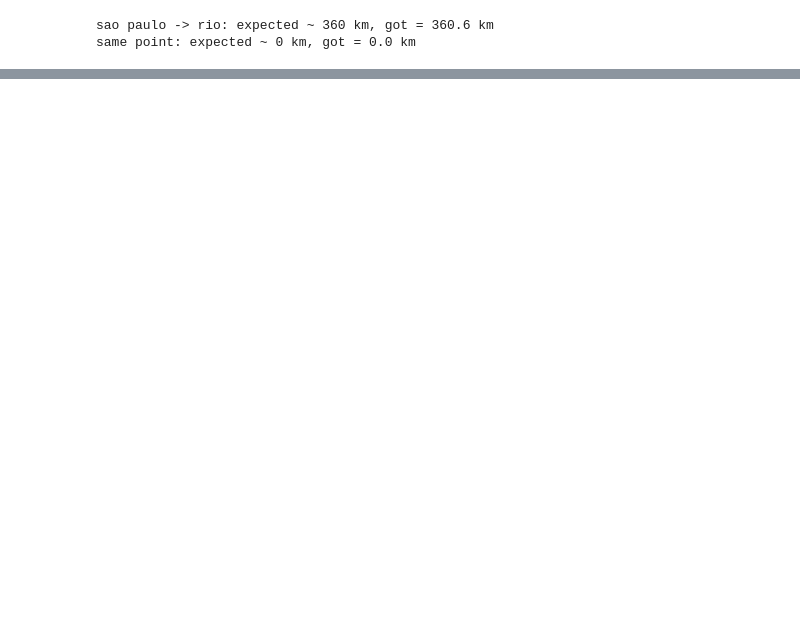
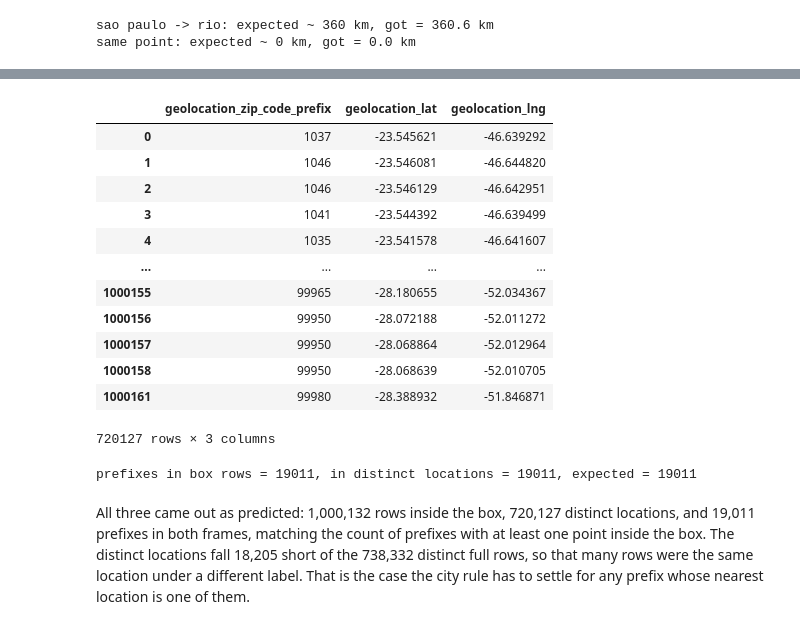
Before and after one commit to Spyrsial/olist-ecommerce-data-cleaning-eda, a Jupyter notebook: 01_data_cleaning.ipynb, the cells around one changed output, grey strips where cells are left out. Drawn from its saved outputs; the diff is of its cells as text; code cells hidden in the pictures; blank space fills up the shorter version.

```diff
--- a/01_data_cleaning.ipynb
+++ b/01_data_cleaning.ipynb
@@ -2666,0 +2691,28 @@ same point: expected ~ 0 km, got = 0.0 km
+# %%
+location_columns = ["geolocation_zip_code_prefix", "geolocation_lat", "geolocation_lng"]
+
+distinct_location_mask = ~geolocation_in_box[location_columns].duplicated()
+geolocation_distinct_locations = geolocation_in_box.loc[distinct_location_mask, location_columns]
+geolocation_distinct_locations
+# %% [output]
+|  | geolocation_zip_code_prefix | geolocation_lat | geolocation_lng |
+| 0 | 1037 | -23.545621 | -46.639292 |
+| 1 | 1046 | -23.546081 | -46.644820 |
+| 2 | 1046 | -23.546129 | -46.642951 |
+| 3 | 1041 | -23.544392 | -46.639499 |
+| 4 | 1035 | -23.541578 | -46.641607 |
+| ... | ... | ... | ... |
+| 1000155 | 99965 | -28.180655 | -52.034367 |
+| 1000156 | 99950 | -28.072188 | -52.011272 |
+| 1000157 | 99950 | -28.068864 | -52.012964 |
+| 1000158 | 99950 | -28.068639 | -52.010705 |
+| 1000161 | 99980 | -28.388932 | -51.846871 |
+720127 rows × 3 columns
+# %%
+print(f"prefixes in box rows = {geolocation_in_box['geolocation_zip_code_prefix'].nunique()}, "
+      f"in distinct locations = {geolocation_distinct_locations['geolocation_zip_code_prefix'].nunique()}, "
+      f"expected = {valid_prefixes_count}")
+# %% [output]
+prefixes in box rows = 19011, in distinct locations = 19011, expected = 19011
+# %% [markdown]
+All three came out as predicted: 1,000,132 rows inside the box, 720,127 distinct locations, and 19,011 prefixes in both frames, matching the count of prefixes with at least one point inside the box. The distinct locations fall 18,205 short of the 738,332 distinct full rows, so that many rows were the same location under a different label. That is the case the city rule has to settle for any prefix whose nearest location is one of them.
```
Also changed, not shown: parts of 4 cells of this notebook.
